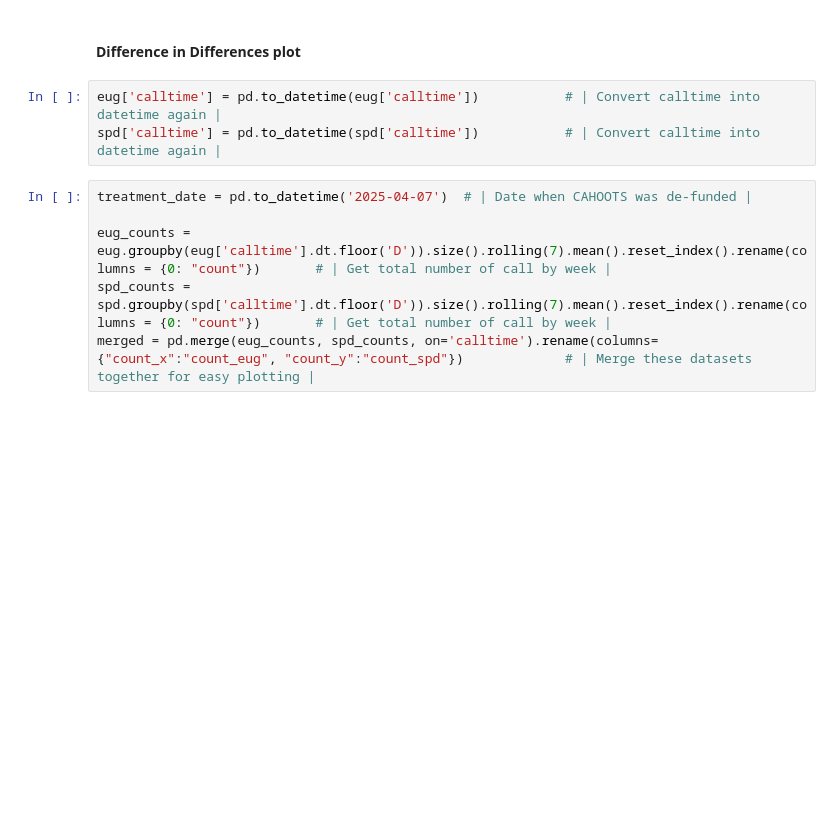
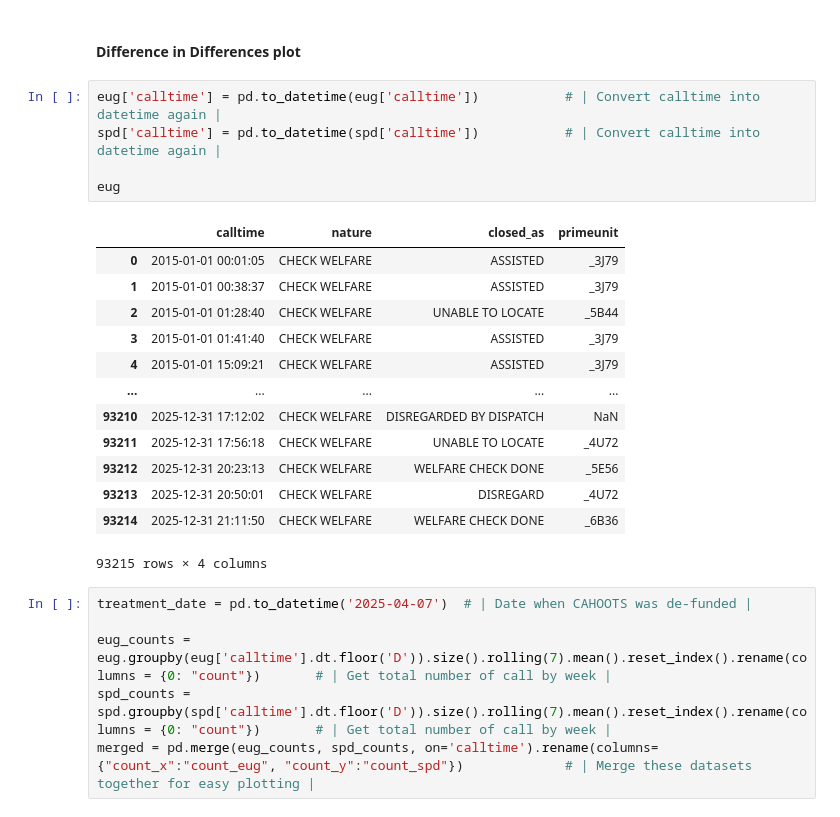
Before and after one commit to KanayaPatel/CAHOOTS-Gap-Performance-Analysis, a Jupyter notebook: volume_analysis.ipynb, the cells around one changed output. Cells and saved outputs as stored; diff of their text form; blank space fills up the shorter version.

```diff
--- a/volume_analysis.ipynb
+++ b/volume_analysis.ipynb
@@ -11,6 +12,22 @@ spd = pd.read_csv("cleaned_spd.csv")                        # | Read in new, cle
 # %%
 eug['calltime'] = pd.to_datetime(eug['calltime'])           # | Convert calltime into datetime again |
 spd['calltime'] = pd.to_datetime(spd['calltime'])           # | Convert calltime into datetime again |
+
+eug
+# %% [output]
+|  | calltime | nature | closed_as | primeunit |
+| 0 | 2015-01-01 00:01:05 | CHECK WELFARE | ASSISTED | _3J79 |
+| 1 | 2015-01-01 00:38:37 | CHECK WELFARE | ASSISTED | _3J79 |
+| 2 | 2015-01-01 01:28:40 | CHECK WELFARE | UNABLE TO LOCATE | _5B44 |
+| 3 | 2015-01-01 01:41:40 | CHECK WELFARE | ASSISTED | _3J79 |
+| 4 | 2015-01-01 15:09:21 | CHECK WELFARE | ASSISTED | _3J79 |
+| ... | ... | ... | ... | ... |
+| 93210 | 2025-12-31 17:12:02 | CHECK WELFARE | DISREGARDED BY DISPATCH | NaN |
+| 93211 | 2025-12-31 17:56:18 | CHECK WELFARE | UNABLE TO LOCATE | _4U72 |
+| 93212 | 2025-12-31 20:23:13 | CHECK WELFARE | WELFARE CHECK DONE | _5E56 |
+| 93213 | 2025-12-31 20:50:01 | CHECK WELFARE | DISREGARD | _4U72 |
+| 93214 | 2025-12-31 21:11:50 | CHECK WELFARE | WELFARE CHECK DONE | _6B36 |
+93215 rows × 4 columns
 # %%
 treatment_date = pd.to_datetime('2025-04-07')  # | Date when CAHOOTS was de-funded |
 
```
Also changed, not shown: parts of 2 cells of this notebook, 2 other files.
